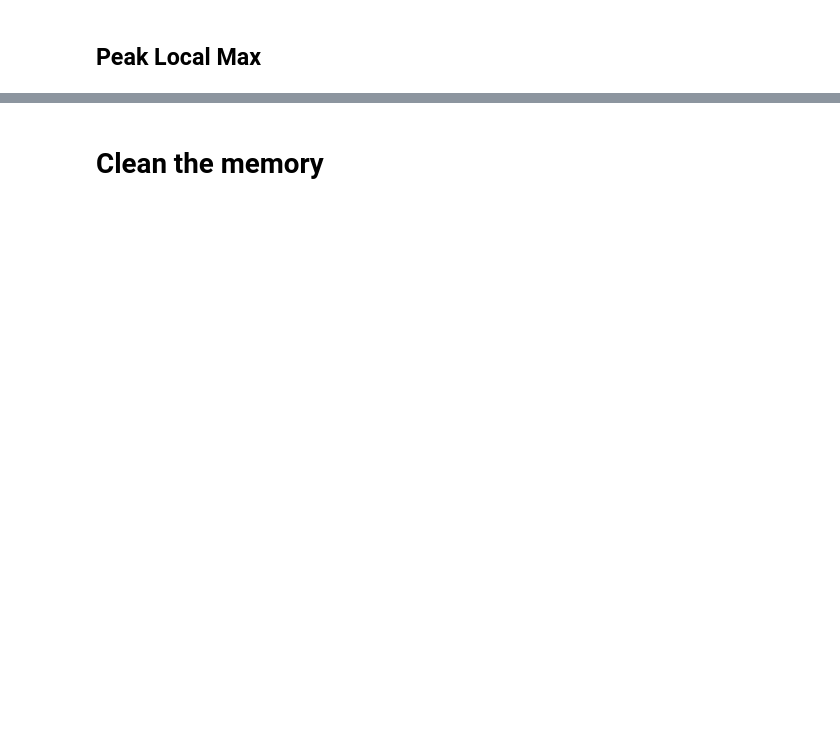
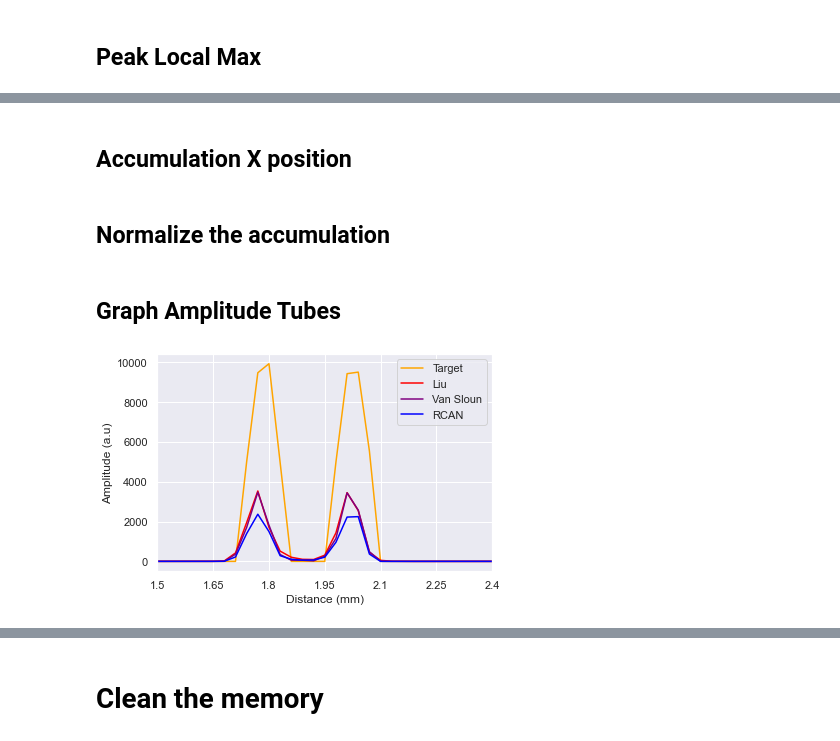
Before and after one commit to Blaser37/Deep_ULM_internship, a Jupyter notebook: testing_model.ipynb, the cells around one changed output, grey strips where cells are left out. Saved outputs shown, nothing was run; the diff lists cells and outputs as text; code cells hidden in the pictures; blank space fills up the shorter version.

```diff
--- a/testing_model.ipynb
+++ b/testing_model.ipynb
@@ -393,12 +186,0 @@ plt.show()
-# %%
-# We take the peak local max of the peak local max in order to have only the coordinates and we set up a plot of Target vs Prediction
-%matplotlib inline
-sns.set() # Plot styling
-def plot_max(a, b):
-    plt.ylim(256,0) # Change the dimension with the output size
-    plt.xlim(0,256) # Change the dimension with the output size
-    sns.regplot(b[:, 1], b[:, 0], label = "Target", scatter_kws = {"color":"red","alpha":0.7,"s":1}, fit_reg = False, ci = False).legend(loc="best")
-    sns.regplot(a[:, 1], a[:, 0], label = "Predicted", scatter_kws = {"color":"blue","alpha":0.4,"s":1}, fit_reg = False, ci = False).legend(loc="best")
-    plt.gca().set_aspect('equal', adjustable = 'box')
-    plt.grid(False)
-    plt.show()
@@ -660,0 +208,14 @@ fig.show()
+# %%
+target = np.load('../predictions/tubes/target.npy')
+
+prediction_liu = np.load('../predictions/tubes/liu/prediction.npy')
+prediction_plm_liu = np.load('../predictions/tubes/liu/prediction_plm.npy')
+prediction_norma_liu = np.load('../predictions/tubes/liu/prediction_norma.npy')
+
+prediction_vansloun = np.load('../predictions/tubes/vansloun/prediction.npy')
+prediction_plm_vansloun = np.load('../predictions/tubes/vansloun/prediction_plm.npy')
+prediction_norma_vansloun = np.load('../predictions/tubes/vansloun/prediction_norma.npy')
+
+prediction_rcan = np.load('../predictions/tubes/rcan/prediction.npy')
+prediction_plm_rcan = np.load('../predictions/tubes/rcan/prediction_plm.npy')
+prediction_norma_rcan = np.load('../predictions/tubes/rcan/prediction_norma.npy')
@@ -660,0 +224,14 @@ fig.show()
+# %%
+s_target = np.sum(target, axis = 2)
+s_pred_rcan, s_pred_plm_rcan, s_pred_norma_rcan = accumulation_pos(prediction_rcan, prediction_plm_rcan, prediction_norma_rcan)
+s_pred_liu, s_pred_plm_liu, s_pred_norma_liu = accumulation_pos(prediction_liu, prediction_plm_liu, prediction_norma_liu)
+s_pred_vansloun, s_pred_plm_vansloun, s_pred_norma_vansloun = accumulation_pos(prediction_vansloun, prediction_plm_vansloun, prediction_norma_vansloun)
+# %% [markdown]
+## Accumulation X position
+# %%
+xsum_target = np.sum(s_target, axis = 0)
+xsum_pred_rcan, xsum_pred_plm_rcan, xsum_pred_norma_rcan = accumulation_xpos(s_pred_rcan, s_pred_plm_rcan, s_pred_norma_rcan)
+xsum_pred_liu, xsum_pred_plm_liu, xsum_pred_norma_liu = accumulation_xpos(s_pred_liu, s_pred_plm_liu, s_pred_norma_liu)
+xsum_pred_vansloun, xsum_pred_plm_vansloun, xsum_pred_norma_vansloun = accumulation_xpos(s_pred_vansloun, s_pred_plm_vansloun, s_pred_norma_vansloun)
+# %% [markdown]
+## Normalize the accumulation
@@ -660,0 +243,6 @@ fig.show()
+# %% [markdown]
+## Graph Amplitude Tubes
+# %%
+graph_amplitude(xsum_target, xsum_pred_plm_liu, xsum_pred_plm_vansloun, xsum_pred_plm_rcan)
+# %% [output]
+[figure, added]
```
Also changed, not shown: parts of 92 cells of this notebook.
